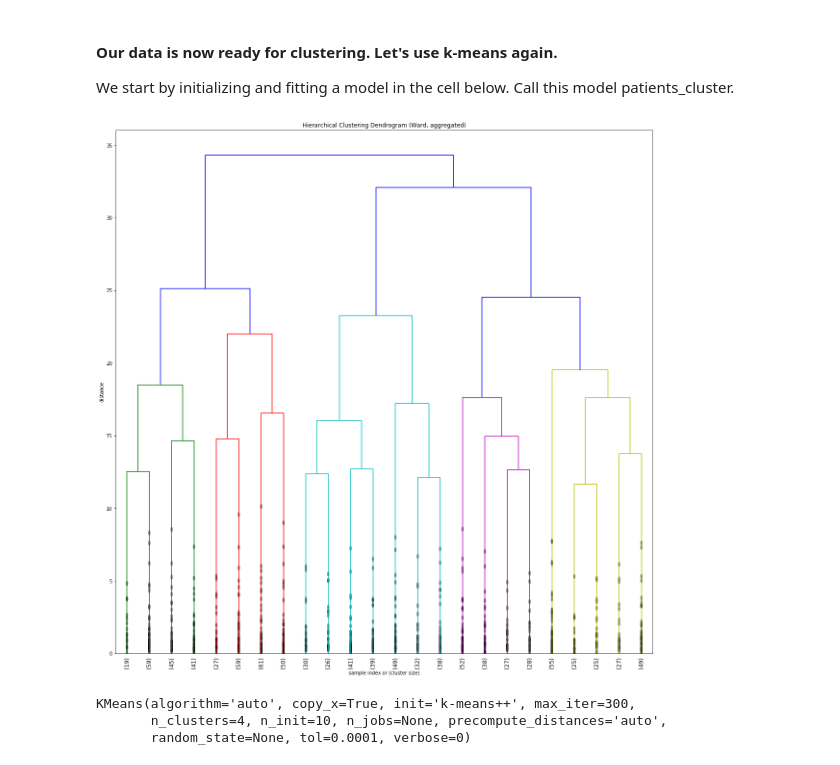
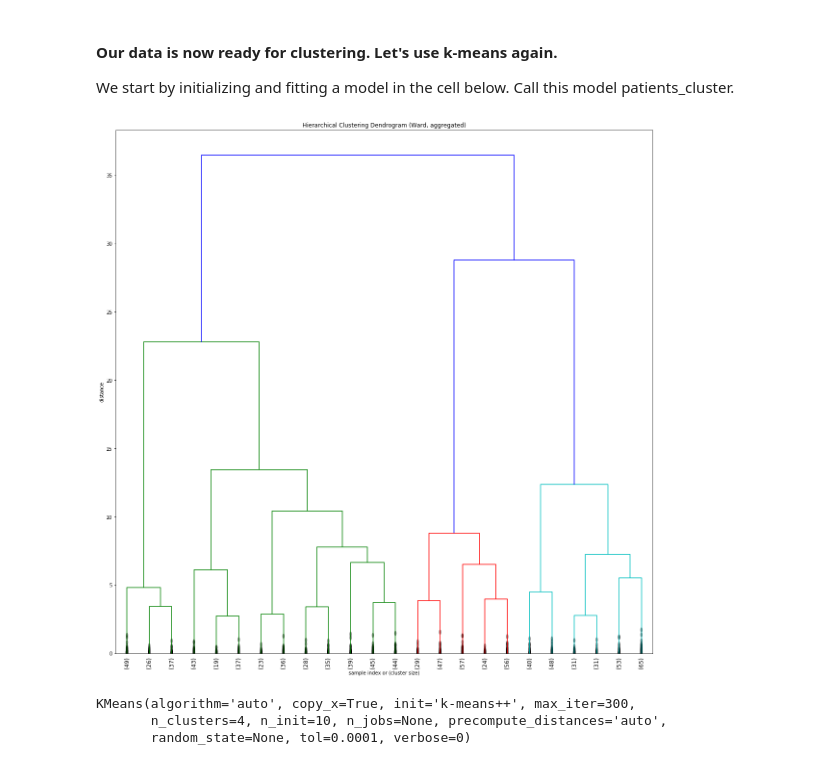
Before and after one commit to ta-data-bcn/lab-sklearn-and-unsupervised-learning, a Jupyter notebook: your-code/main.ipynb, the cells around one changed output. Cells and saved outputs as stored; diff of their text form; code cells hidden in the pictures.

```diff
--- a/your-code/main.ipynb
+++ b/your-code/main.ipynb
@@ -589,25 +589,27 @@ pat_scale.head()
 #### Our data is now ready for clustering. Let's use k-means again.
 
 We start by initializing and fitting a model in the cell below. Call this model patients_cluster.
+# %%
+pat_numeric = pat_scale[['patient_weight_kg', 'patient_height_sm']]
 # %%
 from scipy.cluster.hierarchy import dendrogram, linkage
 
-linkage_matrix = linkage(pat_scale, 'ward')
+linkage_matrix = linkage(pat_numeric, 'ward')
 figure = plt.figure(figsize=(20, 20))
 dendrogram(
     linkage_matrix,
     truncate_mode='lastp',  # show only the last p merged clusters
     p=24,  # show only the last p merged clusters
     leaf_rotation=90.,
     leaf_font_size=12.,
     show_contracted=True,  # to get a distribution impression in truncated branches
 )
 plt.title('Hierarchical Clustering Dendrogram (Ward, aggregated)')
 plt.xlabel('sample index or (cluster size)')
 plt.ylabel('distance')
 plt.show()
 # %% [output]
-[figure, old version]
+[figure, new version]
 # %%
 # Your code here:
 from sklearn.cluster import KMeans
```
Also changed, not shown: parts of 8 cells of this notebook.
